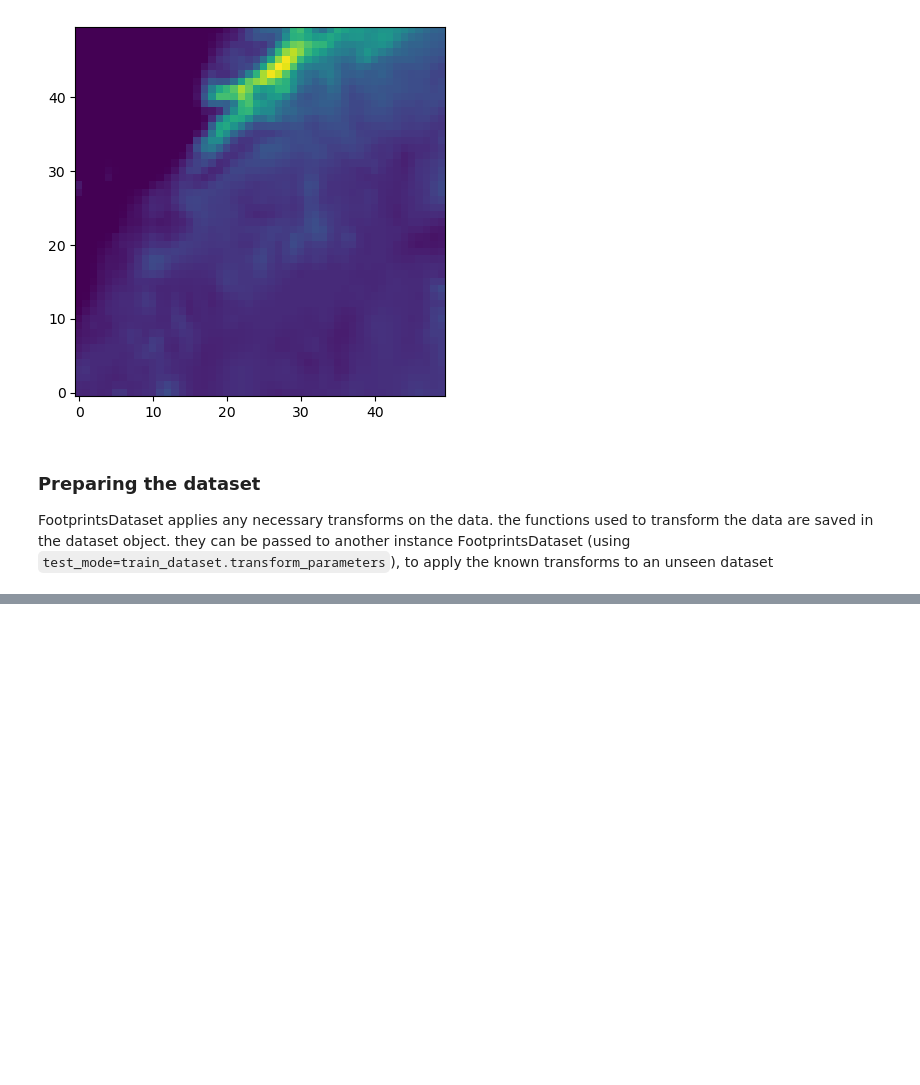
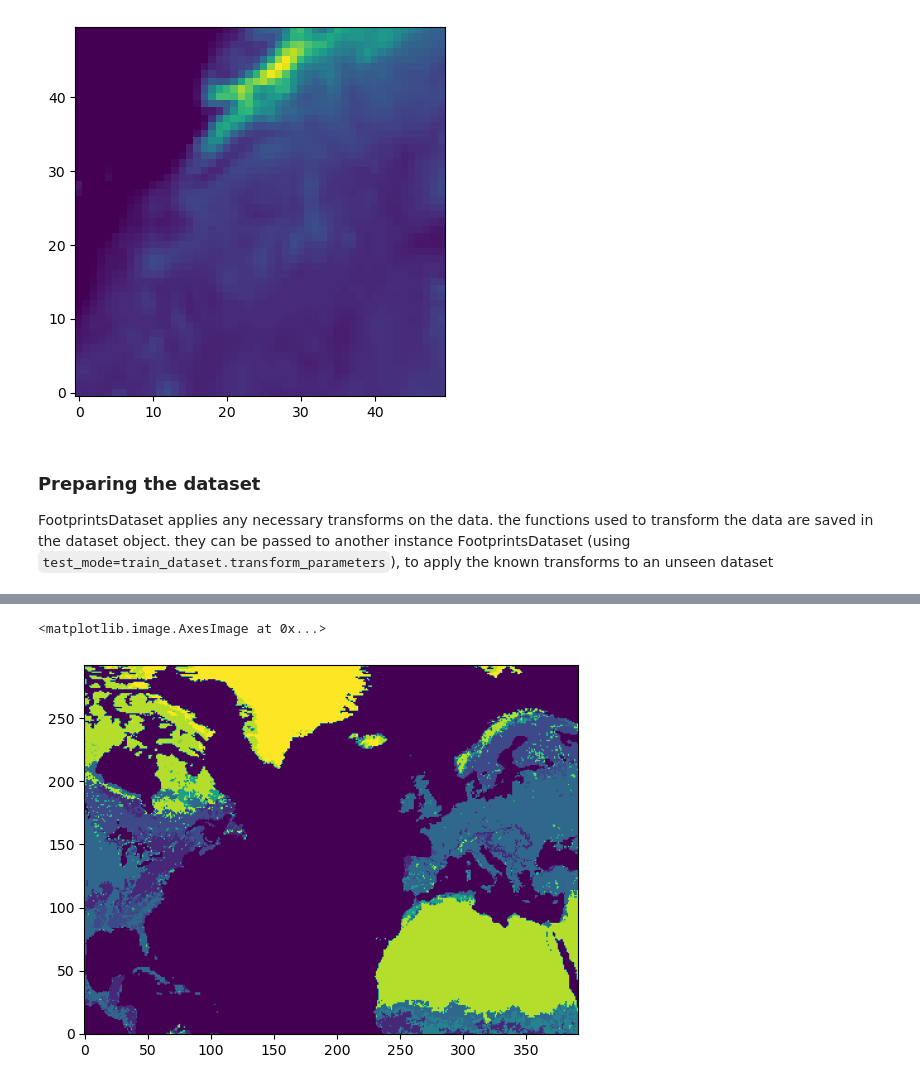
Before and after one commit to GATES-Lab/GATES_LPDM_emulator, a Jupyter notebook: examples.ipynb, the cells around one changed output, grey strips where cells are left out. Cells and saved outputs as stored; diff of their text form; code cells hidden in the pictures; blank space fills up the shorter version.

```diff
--- a/examples.ipynb
+++ b/examples.ipynb
@@ -297,0 +397,2 @@ dataset = FootprintsDataset(inputs=inputs, fp=cropped_data.fp_data, input_names=
+# %%
+mhd_dom = LoadDomainSiteData(year="2016", site="MHD", month="01", freq=10, verbose=True, fp_datadir=fp_datadir, met_args={"met_datadir":met_datadir})
@@ -297,0 +414,5 @@ dataset = FootprintsDataset(inputs=inputs, fp=cropped_data.fp_data, input_names=
+# %%
+plt.imshow(mhd_dom.topog.landcover, origin="lower")
+# %% [output]
+<matplotlib.image.AxesImage at 0x...>
+[figure, added]
```
Also changed, not shown: parts of 16 cells of this notebook, 2 other files.
